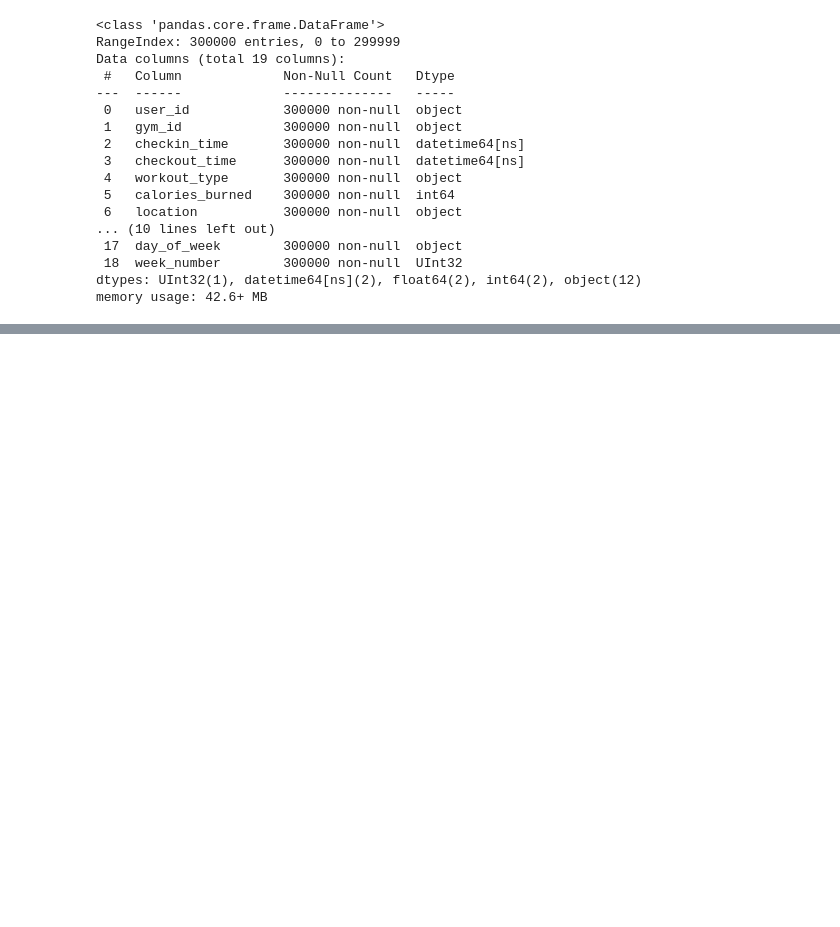
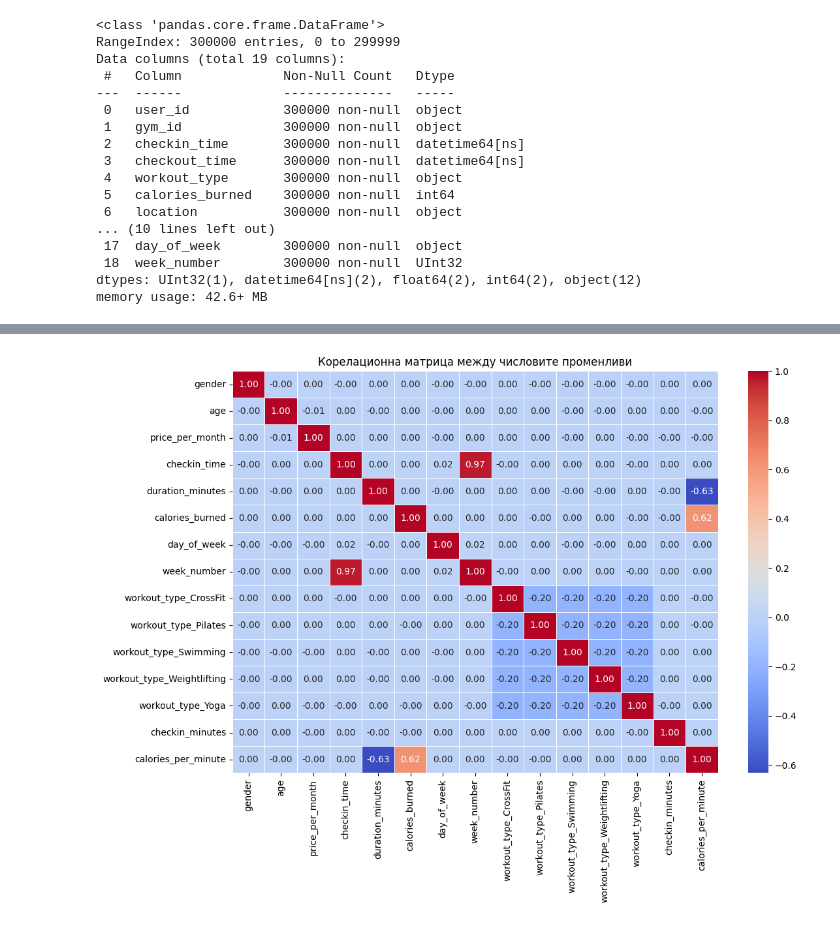
Before and after one commit to ip681/gym-check-ins-analytics-notebook, a Jupyter notebook: Test.ipynb, the cells around one changed output, grey strips where cells are left out. Drawn from its saved outputs; the diff is of its cells as text; code cells hidden in the pictures; blank space fills up the shorter version.

```diff
--- a/Test.ipynb
+++ b/Test.ipynb
@@ -177,0 +361,11 @@ full_data.head()
+# %%
+# Корелационна матрица
+correlation_matrix = research_data.corr()
+
+# Визуализация на корелационната матрица
+plt.figure(figsize=(12, 8))
+sns.heatmap(correlation_matrix, annot=True, cmap='coolwarm', fmt='.2f', linewidths=0.5)
+plt.title('Корелационна матрица между числовите променливи')
+plt.show()
+# %% [output]
+[figure, added]
```
Also changed, not shown: parts of 37 cells of this notebook.
